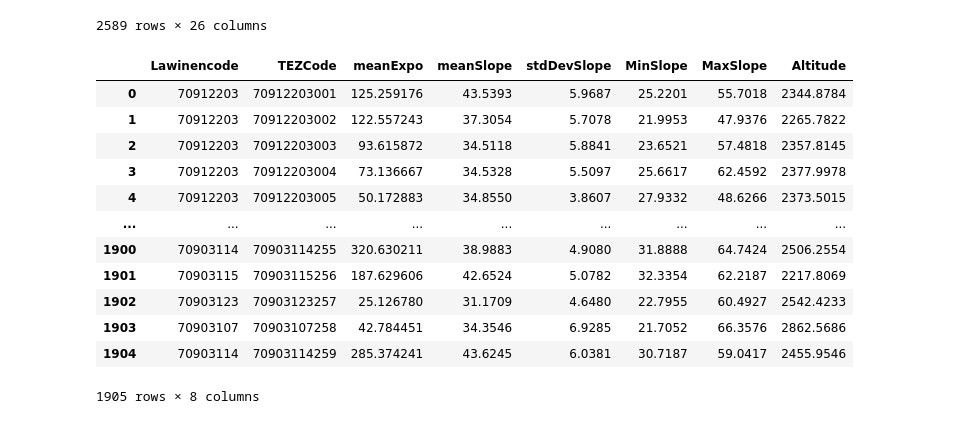
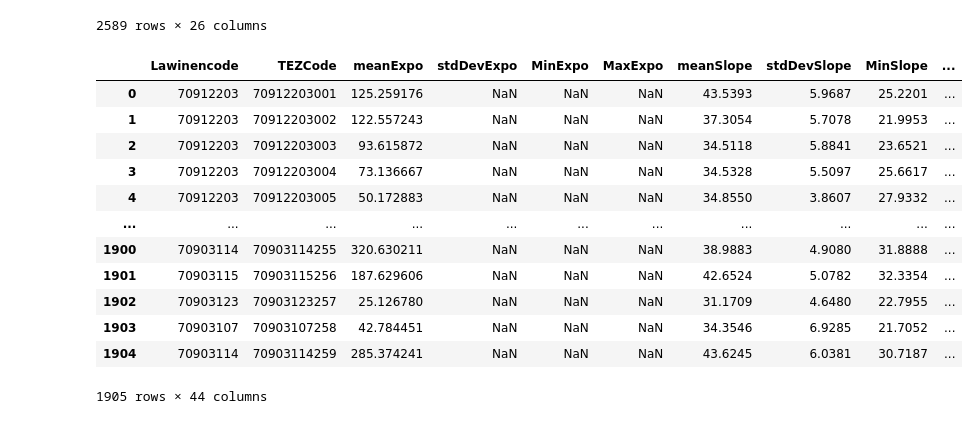
Before and after one commit to maximilianknuerr/Master-Thesis-Avalanche-Prediction, a Jupyter notebook: Avalanche Prediciton/reformatdata.ipynb, the cells around one changed output. Drawn from its saved outputs; the diff is of its cells as text; code cells hidden in the pictures.

Commit message:
made reformat data more structured

```diff
--- a/Avalanche Prediciton/reformatdata.ipynb
+++ b/Avalanche Prediciton/reformatdata.ipynb
@@ -88,22 +88,22 @@ lawinen
 #lawinen['Lawinen_Name'] = lawinen['Code_neu'].apply(lambda x: polygon.loc[polygon['LawID']==x]['Lawinenname'].values[0])
 #lawinen['Lawinen_Name']
 # %%
-TOPP = pd.read_csv('data/TOPP.csv', sep=';')
+TOPP = pd.read_csv('data/TOPP.csv')
 TOPP
 # %% [output]
-|  | Lawinencode | TEZCode | meanExpo | meanSlope | stdDevSlope | MinSlope | MaxSlope | Altitude |
-| 0 | 70912203 | 70912203001 | 125.259176 | 43.5393 | 5.9687 | 25.2201 | 55.7018 | 2344.8784 |
-| 1 | 70912203 | 70912203002 | 122.557243 | 37.3054 | 5.7078 | 21.9953 | 47.9376 | 2265.7822 |
-| 2 | 70912203 | 70912203003 | 93.615872 | 34.5118 | 5.8841 | 23.6521 | 57.4818 | 2357.8145 |
-| 3 | 70912203 | 70912203004 | 73.136667 | 34.5328 | 5.5097 | 25.6617 | 62.4592 | 2377.9978 |
-| 4 | 70912203 | 70912203005 | 50.172883 | 34.8550 | 3.8607 | 27.9332 | 48.6266 | 2373.5015 |
-| ... | ... | ... | ... | ... | ... | ... | ... | ... |
-| 1900 | 70903114 | 70903114255 | 320.630211 | 38.9883 | 4.9080 | 31.8888 | 64.7424 | 2506.2554 |
-| 1901 | 70903115 | 70903115256 | 187.629606 | 42.6524 | 5.0782 | 32.3354 | 62.2187 | 2217.8069 |
-| 1902 | 70903123 | 70903123257 | 25.126780 | 31.1709 | 4.6480 | 22.7955 | 60.4927 | 2542.4233 |
-| 1903 | 70903107 | 70903107258 | 42.784451 | 34.3546 | 6.9285 | 21.7052 | 66.3576 | 2862.5686 |
-| 1904 | 70903114 | 70903114259 | 285.374241 | 43.6245 | 6.0381 | 30.7187 | 59.0417 | 2455.9546 |
+|  | Lawinencode | TEZCode | meanExpo | stdDevExpo | MinExpo | MaxExpo | meanSlope | stdDevSlope | MinSlope | ... |
+| 0 | 70912203 | 70912203001 | 125.259176 | NaN | NaN | NaN | 43.5393 | 5.9687 | 25.2201 | ... |
+| 1 | 70912203 | 70912203002 | 122.557243 | NaN | NaN | NaN | 37.3054 | 5.7078 | 21.9953 | ... |
+| 2 | 70912203 | 70912203003 | 93.615872 | NaN | NaN | NaN | 34.5118 | 5.8841 | 23.6521 | ... |
+| 3 | 70912203 | 70912203004 | 73.136667 | NaN | NaN | NaN | 34.5328 | 5.5097 | 25.6617 | ... |
+| 4 | 70912203 | 70912203005 | 50.172883 | NaN | NaN | NaN | 34.8550 | 3.8607 | 27.9332 | ... |
+| ... | ... | ... | ... | ... | ... | ... | ... | ... | ... | ... |
+| 1900 | 70903114 | 70903114255 | 320.630211 | NaN | NaN | NaN | 38.9883 | 4.9080 | 31.8888 | ... |
+| 1901 | 70903115 | 70903115256 | 187.629606 | NaN | NaN | NaN | 42.6524 | 5.0782 | 32.3354 | ... |
+| 1902 | 70903123 | 70903123257 | 25.126780 | NaN | NaN | NaN | 31.1709 | 4.6480 | 22.7955 | ... |
+| 1903 | 70903107 | 70903107258 | 42.784451 | NaN | NaN | NaN | 34.3546 | 6.9285 | 21.7052 | ... |
+| 1904 | 70903114 | 70903114259 | 285.374241 | NaN | NaN | NaN | 43.6245 | 6.0381 | 30.7187 | ... |
-1905 rows × 8 columns
+1905 rows × 44 columns
 # %%
 TOPP = kaplawstr['Code_neu'].apply(lambda x: TOPP.loc[TOPP['Lawinencode'] == x].mean())
 
```
Also changed, not shown: parts of 6 cells of this notebook, 7 other files.
